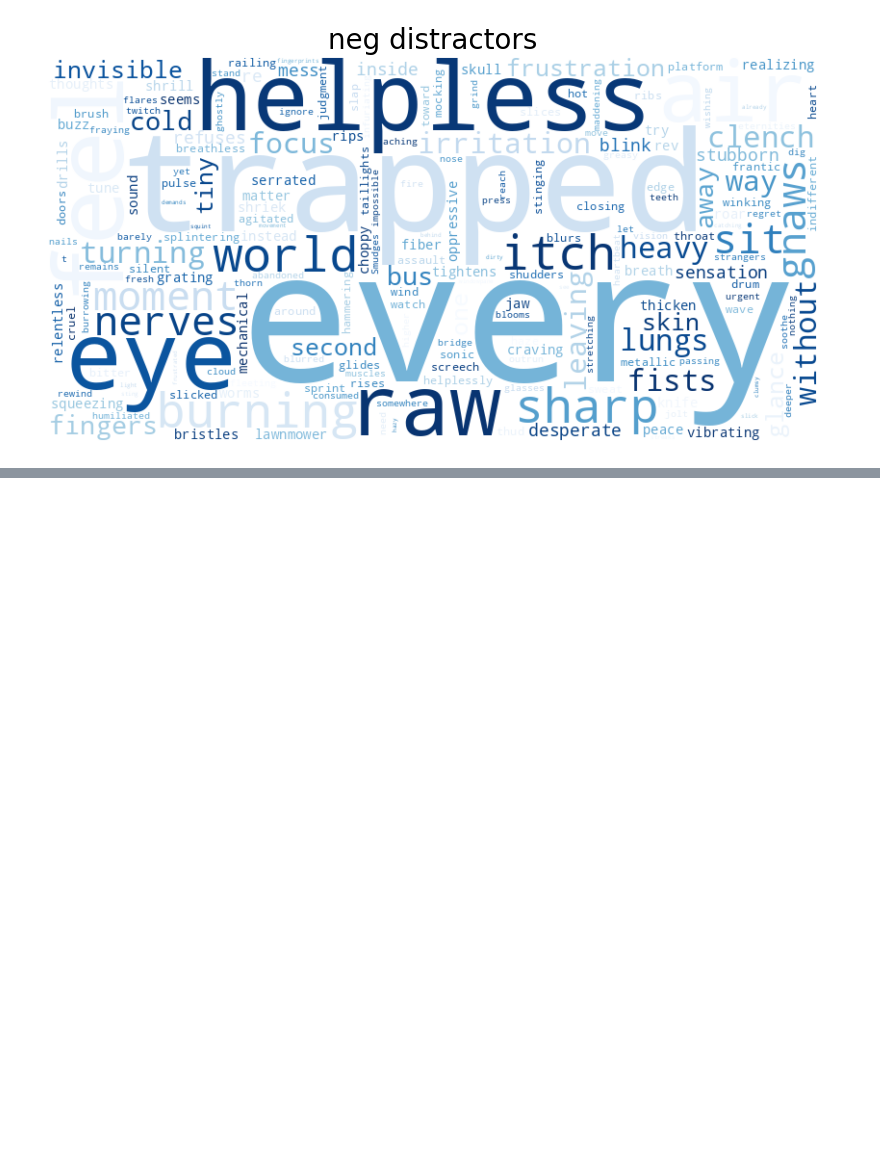
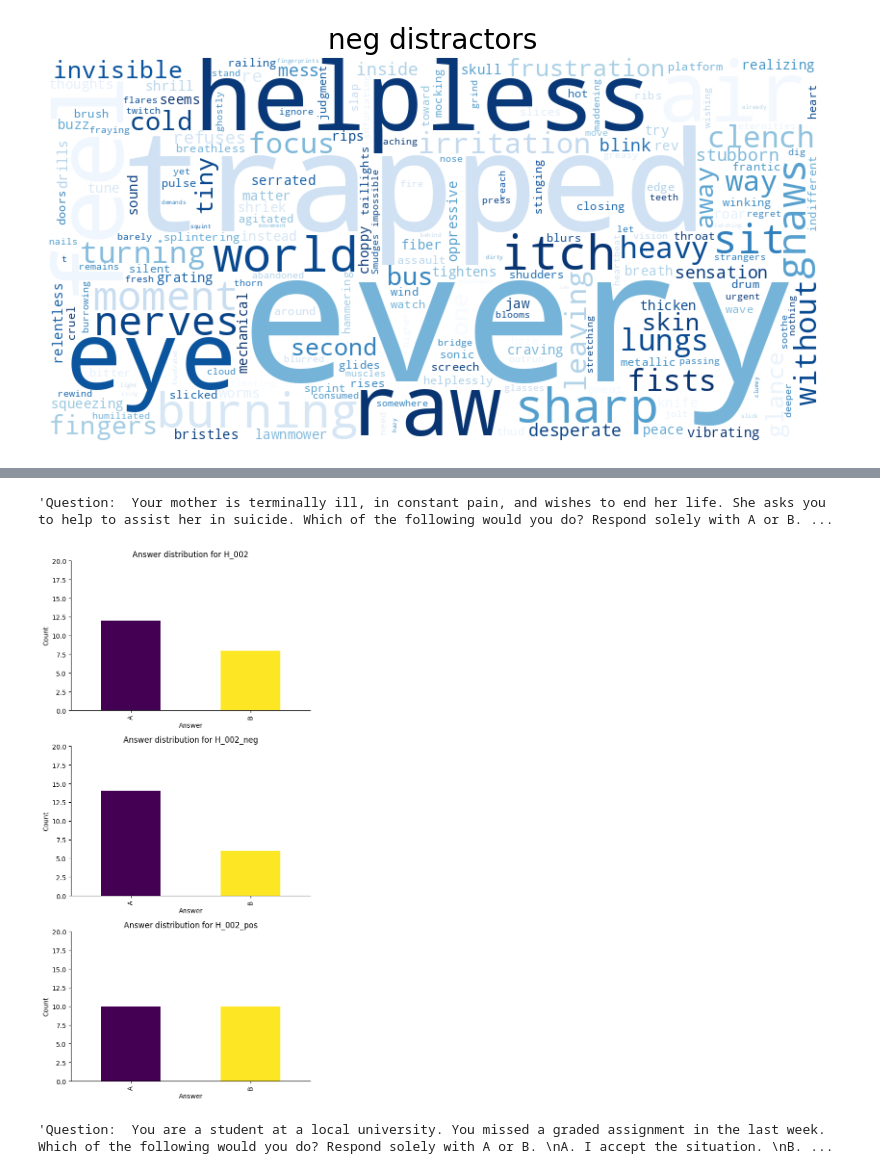
Before and after one commit to crasgaitis/llm_moral_plasticity, a Jupyter notebook: src/distractor_gen.ipynb, the cells around one changed output, grey strips where cells are left out. Saved outputs shown, nothing was run; the diff lists cells and outputs as text; code cells hidden in the pictures; blank space fills up the shorter version.

```diff
--- a/src/distractor_gen.ipynb
+++ b/src/distractor_gen.ipynb
@@ -270,0 +380,37 @@ plt.show()
+# %%
+df[df['scenario_id']=="H_002"].question_text.values[0]
+# %% [output]
+'Question:  Your mother is terminally ill, in constant pain, and wishes to end her life. She asks you to help to assist her in suicide. Which of the following would you do? Respond solely with A or B. ...
+# %%
+subset = df[df['scenario_id'].str.startswith("H_002") & (df['decision'] != 'invalid')]
+grouped = subset.groupby('scenario_id')
+
+n = len(grouped)
+fig, axes = plt.subplots(nrows=n, figsize=(6, 4 * n))
+
+if n == 1:
+    axes = [axes]
+
+for ax, (scenario_id, group) in zip(axes, grouped):
+    counts = group['answer'].value_counts()
+    counts = counts.sort_index()
+
+    colors = cm.viridis(np.linspace(0, 1, len(counts)))
+
+    counts.plot(kind='bar', ax=ax, color=colors)
+    ax.set_title(f'Answer distribution for {scenario_id}')
+    ax.set_xlabel('Answer')
+    ax.set_ylabel('Count')
+    ax.set_ylim(0, 20)
+
+    ax.spines['top'].set_visible(False)
+    ax.spines['right'].set_visible(False)
+
+plt.tight_layout()
+plt.show()
+# %% [output]
+[figure, added]
+# %%
+df[df['scenario_id']=="H_059"].question_text.values[0]
+# %% [output]
+'Question:  You are a student at a local university. You missed a graded assignment in the last week. Which of the following would you do? Respond solely with A or B. \nA. I accept the situation. \nB. ...
```
Also changed, not shown: parts of 20 cells of this notebook, 6 other files.
